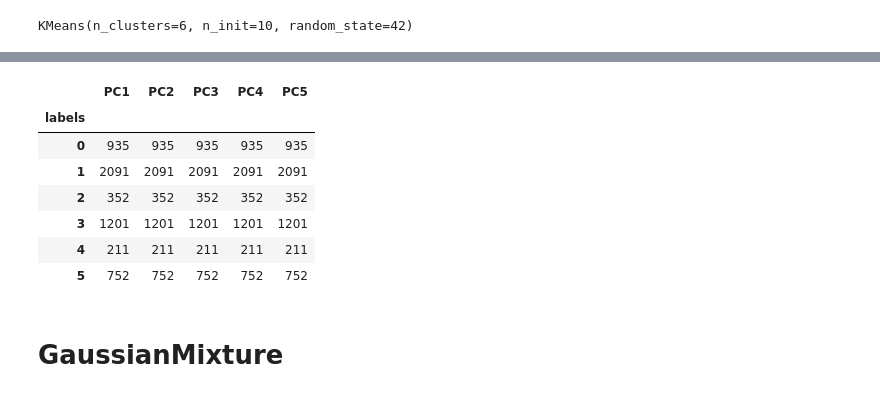
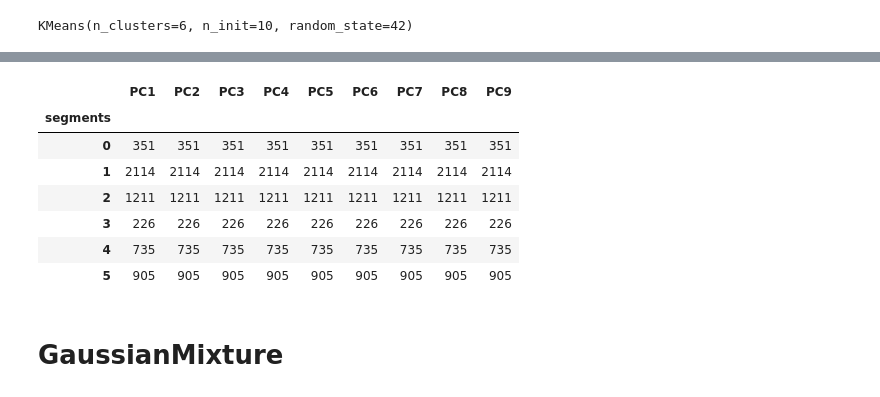
Before and after one commit to derewor/Travel-Tide-project, a Jupyter notebook: TravelTide_project_final.ipynb, the cells around one changed output, grey strips where cells are left out. Cells and saved outputs as stored; diff of their text form; code cells hidden in the pictures.

```diff
--- a/TravelTide_project_final.ipynb
+++ b/TravelTide_project_final.ipynb
@@ -731,14 +841,39 @@ metric_final.head(2)
 # %%
 # For segmentation analysis the numerical metrics data needs to be scaled to minimize the dominance of one feature in the analysis. For that we need
 # only the metrics for scaling. So, the rules are sorted out.
-metric_filtered = metric_final[['user_id','age', 'ave_trip_len','ave_num_flights','flight_per_month','hotel_trip_rate','ave_hot_stay',
-                                'ave_seat_per_trip', 'ave_hot_rooms',  'ave_fli_disc', 'ave_hot_disc',
-                                'disc_purcha_rate', 'ave_price_per_seat',  'cancellation_rate',
-                                'ave_dist_flown', 'ave_luggage', 'purchase_rate', 'ave_travel_lead_time', 'ave_spend_per_km',
+metric_filtered = metric_final[['user_id',
+                                'age',
+                                'ave_trip_len',
+                                'ave_num_flights',
+                                'flight_per_month',
+                                'hotel_trip_rate',
+                                'ave_hot_stay',
+                                'ave_seat_per_trip',
+                                'ave_hot_rooms',
+                                'ave_fli_disc',
+                                'ave_hot_disc',
+                                'disc_purcha_rate',
+                                'ave_price_per_seat',
+                                'cancellation_rate',
+                                'ave_dist_flown',
+                                'ave_luggage',
+                                'purchase_rate',
+                                'ave_travel_lead_time',
+                                'ave_spend_per_km',
                                 'ave_session_time']].set_index('user_id')
 
-metric_description = metric_final[['user_id','is_young?','low_spender?', 'frequent_flyer?','group_traveler?', 'bulkpacker?',
-                                   'last_minute_booker?','long_haul_traveler?', 'hotel_user?', 'fli_canceller?', 'disc_buyer?','succesful_purchase?',
+metric_description = metric_final[['user_id',
+                                   'is_young?',
+                                   'low_spender?',
+                                   'frequent_flyer?',
+                                   'group_traveler?',
+                                   'bulkpacker?',
+                                   'last_minute_booker?',
+                                   'short_haul_traveler?',
+                                   'hotel_user?',
+                                   'flight_canceller?',
+                                   'disc_buyer?',
+                                   'high_booking_per_session?'
                                     ]].set_index('user_id')
 # %%
 # An overview of the metrics filitered for scaling.
@@ -786,5 +921,5 @@ metric_scaled.describe()
 # %%
 # There are a total of 21 features in the scaled dataframe. This is very big size so, this need to be reduced by using Pricipal Component Analysis.
 # this reduces the dimentionality of the data by maintaining the variability amoung the groups.
-pca = PCA(n_components=5)
+pca = PCA(n_components=9)
 principal_components = pca.fit_transform(metric_scaled)
@@ -827,5 +971,5 @@ print(pc_variations)
 # %%
 # Overview of the five PCs dataframe.
-pca_df = pd.DataFrame(data=principal_components, columns=['PC1','PC2','PC3','PC4','PC5'])
+pca_df = pd.DataFrame(data=principal_components, columns=['PC1','PC2','PC3','PC4','PC5','PC6','PC7','PC8','PC9'])
 print(pca_df)
 # %% [output]
@@ -898,6 +1045,6 @@ px.scatter_3d(x = pca_df['PC1'],
 [interactive output not drawn]
 # %%
 # Adding the segment label into the pca_df dataframe
-pca_df['labels'] = kmeans.labels_
+pca_df['segments'] = kmeans.labels_
 pca_df.reset_index().head()
 # %% [output]
@@ -910,15 +1057,15 @@ pca_df.reset_index().head()
 # %%
 # The number of users in each cluster is counted by grouping under the segment lables.
-pca_df.groupby('labels').count()
+pca_df.groupby('segments').count()
 # %% [output]
-|  | PC1 | PC2 | PC3 | PC4 | PC5 |
-| labels |  |  |  |  |  |
-| 0 | 935 | 935 | 935 | 935 | 935 |
-| 1 | 2091 | 2091 | 2091 | 2091 | 2091 |
-| 2 | 352 | 352 | 352 | 352 | 352 |
-| 3 | 1201 | 1201 | 1201 | 1201 | 1201 |
-| 4 | 211 | 211 | 211 | 211 | 211 |
-| 5 | 752 | 752 | 752 | 752 | 752 |
+|  | PC1 | PC2 | PC3 | PC4 | PC5 | PC6 | PC7 | PC8 | PC9 |
+| segments |  |  |  |  |  |  |  |  |  |
+| 0 | 351 | 351 | 351 | 351 | 351 | 351 | 351 | 351 | 351 |
+| 1 | 2114 | 2114 | 2114 | 2114 | 2114 | 2114 | 2114 | 2114 | 2114 |
+| 2 | 1211 | 1211 | 1211 | 1211 | 1211 | 1211 | 1211 | 1211 | 1211 |
+| 3 | 226 | 226 | 226 | 226 | 226 | 226 | 226 | 226 | 226 |
+| 4 | 735 | 735 | 735 | 735 | 735 | 735 | 735 | 735 | 735 |
+| 5 | 905 | 905 | 905 | 905 | 905 | 905 | 905 | 905 | 905 |
 # %% [markdown]
 # GaussianMixture
 # %%
```
Also changed, not shown: parts of 56 cells of this notebook.
